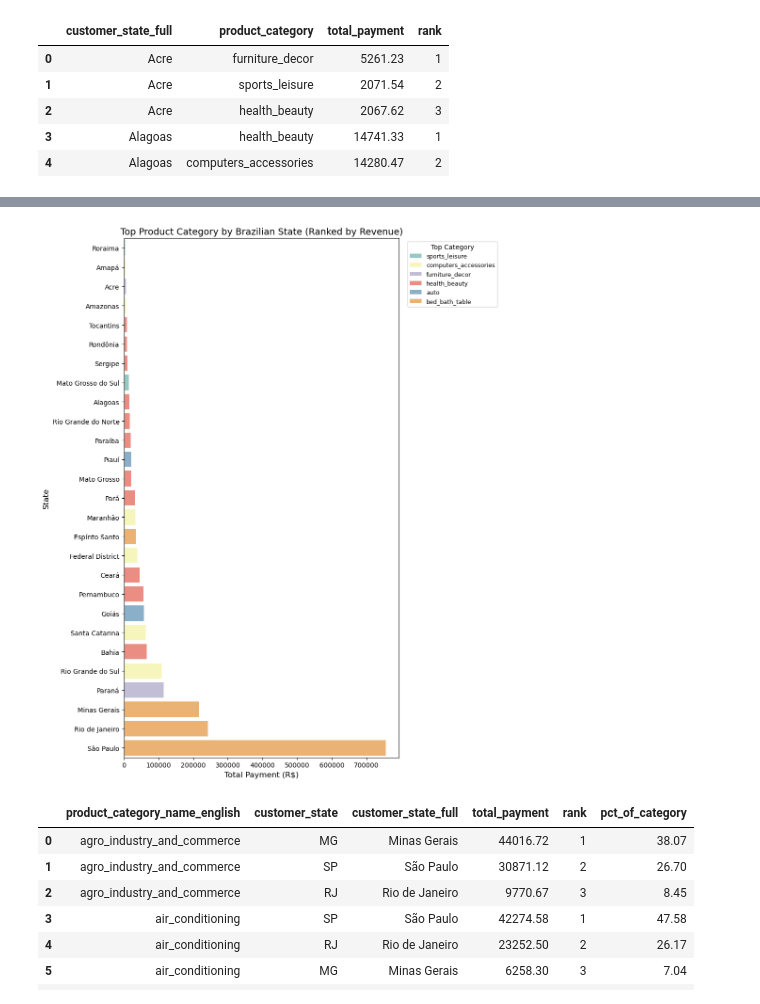
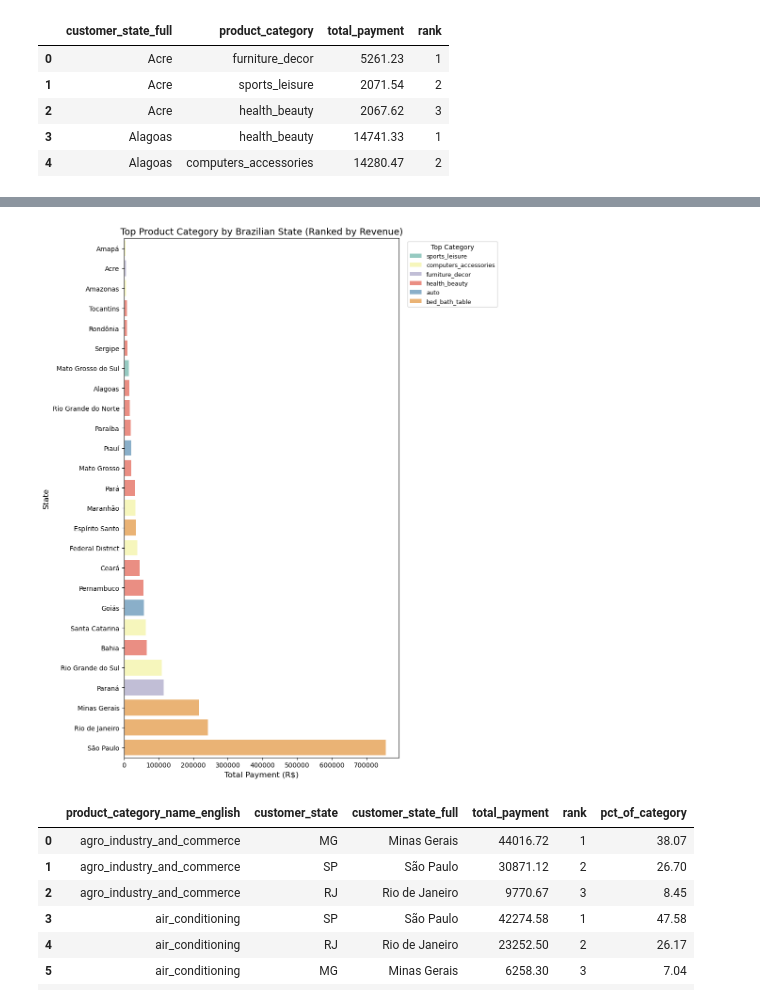
Before and after one commit to anudaridata/brazillian_ecommerce_purchase, a Jupyter notebook: notebooks/olist_analysis.ipynb, the cells around one changed output, grey strips where cells are left out. Drawn from its saved outputs; the diff is of its cells as text; code cells hidden in the pictures.

```diff
--- a/notebooks/olist_analysis.ipynb
+++ b/notebooks/olist_analysis.ipynb
@@ -379,6 +349,6 @@ Active: ≤ 46 dollars (top 25%)
 Cooling: 46 - 150 dollars (middle 50%)
 At Risk: > 150 dollars (bottom 25%)
 # %%
-top_three = pd.read_csv('/Users/anuka/Documents/python_projects/october/top_three_categories.csv')
+top_three = pd.read_csv('/Users/anuka/Documents/python_projects/october/data/product_by_state.csv')
 top_three.head(10)
 # %% [output]
@@ -475,25 +426,25 @@ See the caveats in the documentation: https://pandas.pydata.org/pandas-docs/stab
 # %%
 
 # Prepare data
 top_three_rank_one = top_three[top_three['rank'] == 1].sort_values('total_payment', ascending=True)
 
 # Create plot
 plt.figure(figsize=(10, 12))
 sns.barplot(
     data=top_three_rank_one,
     y='customer_state_full',
     x='total_payment',
-    hue='product_category',
+    hue='product_category_name_english',
     palette='Set3',
     dodge=False
 )
 
 plt.xlabel('Total Payment (R$)', fontsize=12)
 plt.ylabel('State', fontsize=12)
 plt.title('Top Product Category by Brazilian State (Ranked by Revenue)', fontsize=14)
 plt.legend(title='Top Category', bbox_to_anchor=(1.02, 1), loc='upper left', fontsize=9)
 plt.tight_layout()
 plt.show()
 # %% [output]
-[figure, old version]
+[figure, new version]
 # %%
```
Also changed, not shown: parts of 34 cells of this notebook, 1 other file.
